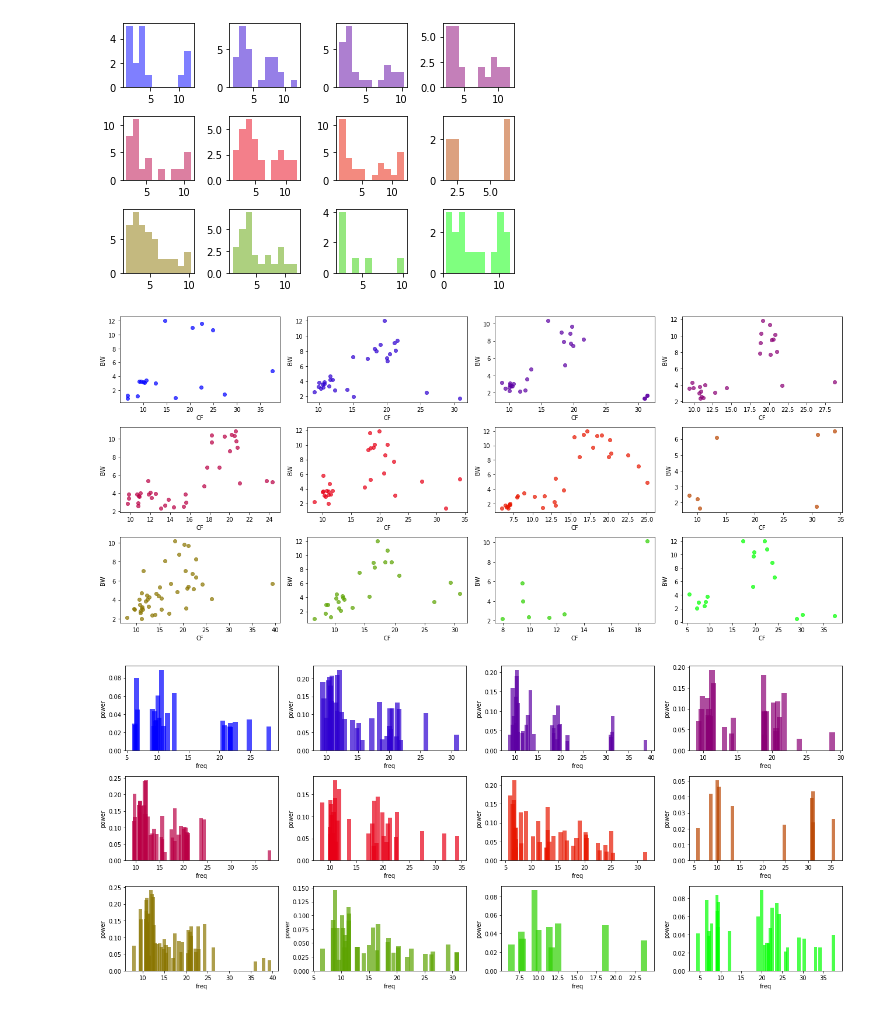
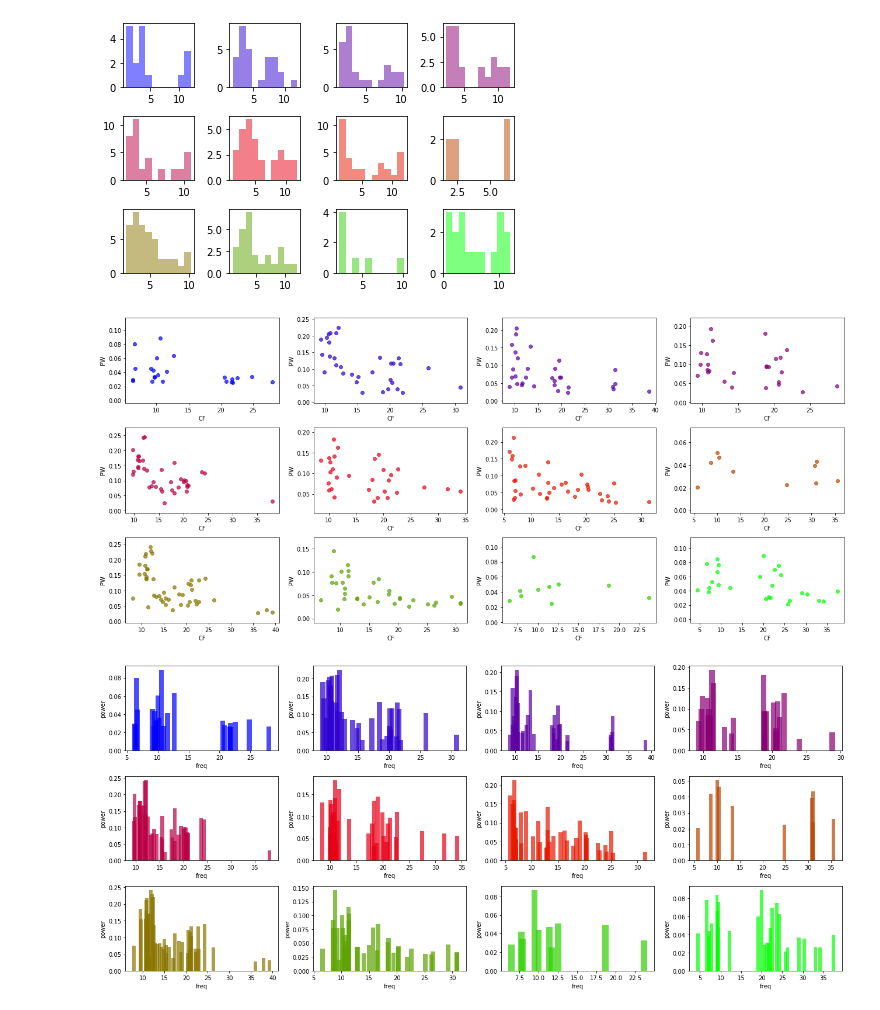
Before and after one commit to bfbarry/Metric-Modulation, a Jupyter notebook: spectral_analysis.ipynb, the cells around one changed output. Drawn from its saved outputs; the diff is of its cells as text; code cells hidden in the pictures.

```diff
--- a/spectral_analysis.ipynb
+++ b/spectral_analysis.ipynb
@@ -54,7 +62,7 @@ Other things:
 
 ### Testing grounds: changing `min_peak_height` to find components w/o oscillations
 # %%
-p_spectrum = loadmat(f'./data/spectra/dip_only/brian_diponly_{3}_spectra.mat')
+p_spectrum = loadmat(f'./data/spectra/dip_only/brian_diponly_{14}_spectra.mat')
 specfreqs, specdata = p_spectrum['specfreqs'][0], p_spectrum['specdata']
 group_spec = specdata.mean(0)[0]
 fg = fooof.FOOOFGroup(aperiodic_mode='fixed', verbose = False, min_peak_height = 0.02)
@@ -105,8 +129,8 @@ plt.hist(fg.get_params('r_squared'), bins=18); plt.show
 Omit slopes lower than 0.05 (rough estimate) or goodness of fit
 # %%
 thresh = 0.1
-group_df = load_and_fit(dimension = 'component', freqrange = [3,40], omit = None, min_peak_height = .025)
-list_peaks = 0
+group_df = load_and_fit(dimension = 'component', freqrange = [3,40], omit_r2 = 0.7, min_peak_height = .025)
+list_peaks = 1
 if list_peaks:
     for i, cl in enumerate(range(3,15)):
         peaks = group_df['cluster {}'.format(cl)]['peak data']['CF'][:,0]
@@ -135,9 +159,10 @@ plt.show()
 [figure]
 # %%
 plt.figure(figsize=[18,8])
-peakDataScatter(group_df) # peakDataScatter(group_df, measures = ['CF','PW'])
+#peakDataScatter(group_df) #
+peakDataScatter(group_df, measures = ['CF','PW'])
 # %% [output]
-[figure, old version]
+[figure, new version]
 # %%
 plt.figure(figsize=[18,8])
 #peakDistr(group_df, order = 'sorted')
```
Also changed, not shown: parts of 7 cells of this notebook, 1 other file.
